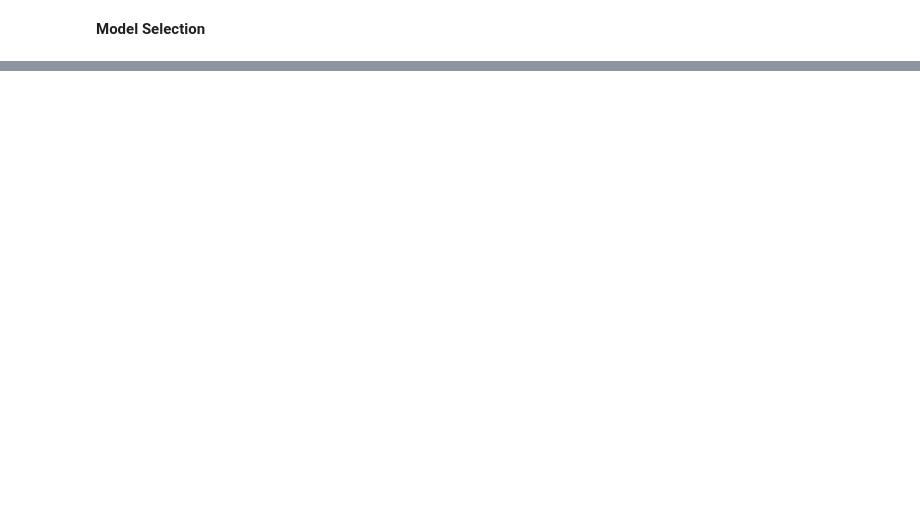
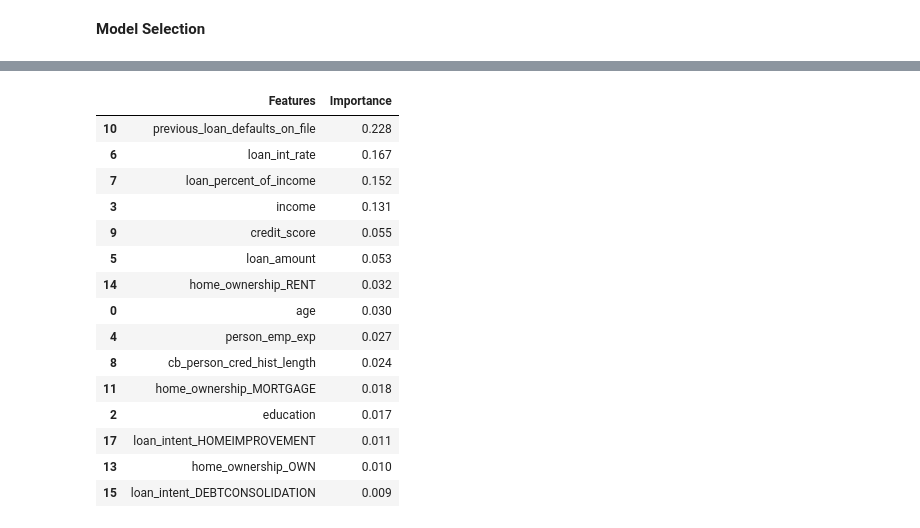
Before and after one commit to ShahadAljnidi/repo_data_analysis-, a Jupyter notebook: DataAnalyse_1 .ipynb, the cells around one changed output, grey strips where cells are left out. Saved outputs shown, nothing was run; the diff lists cells and outputs as text; code cells hidden in the pictures; blank space fills up the shorter version.

```diff
--- a/DataAnalyse_1 .ipynb
+++ b/DataAnalyse_1 .ipynb
@@ -595,0 +647,25 @@ OHE_x_train.head()
+# %%
+# Random Forest
+random_forest= RandomForestClassifier(random_state=1, max_depth=20)
+random_forest.fit(OHE_x_train, y_train)
+
+importances= pd.DataFrame({'Features': OHE_x_train.columns, 'Importance': np.round(random_forest.feature_importances_,3)})
+importances= importances.sort_values('Importance',ascending=False)
+importances.head(15)
+# %% [output]
+|  | Features | Importance |
+| 10 | previous_loan_defaults_on_file | 0.228 |
+| 6 | loan_int_rate | 0.167 |
+| 7 | loan_percent_of_income | 0.152 |
+| 3 | income | 0.131 |
+| 9 | credit_score | 0.055 |
+| 5 | loan_amount | 0.053 |
+| 14 | home_ownership_RENT | 0.032 |
+| 0 | age | 0.030 |
+| 4 | person_emp_exp | 0.027 |
+| 8 | cb_person_cred_hist_length | 0.024 |
+| 11 | home_ownership_MORTGAGE | 0.018 |
+| 2 | education | 0.017 |
+| 17 | loan_intent_HOMEIMPROVEMENT | 0.011 |
+| 13 | home_ownership_OWN | 0.010 |
+| 15 | loan_intent_DEBTCONSOLIDATION | 0.009 |
```
Also changed, not shown: parts of 5 cells of this notebook.
